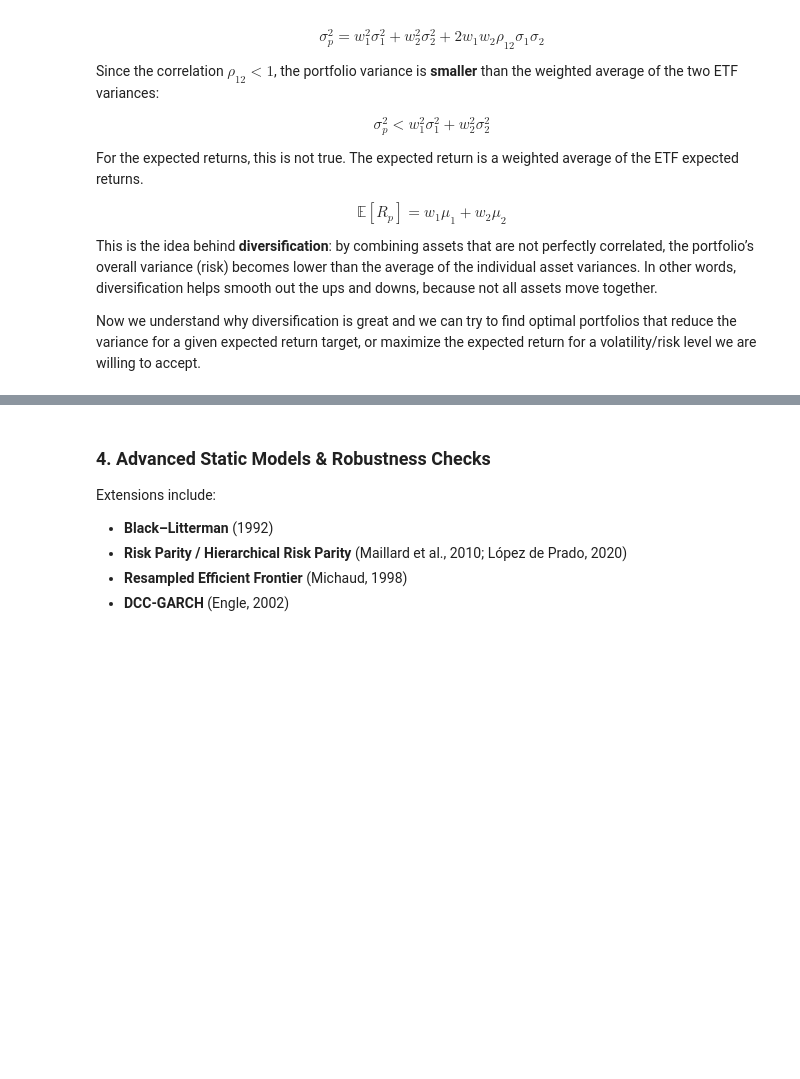
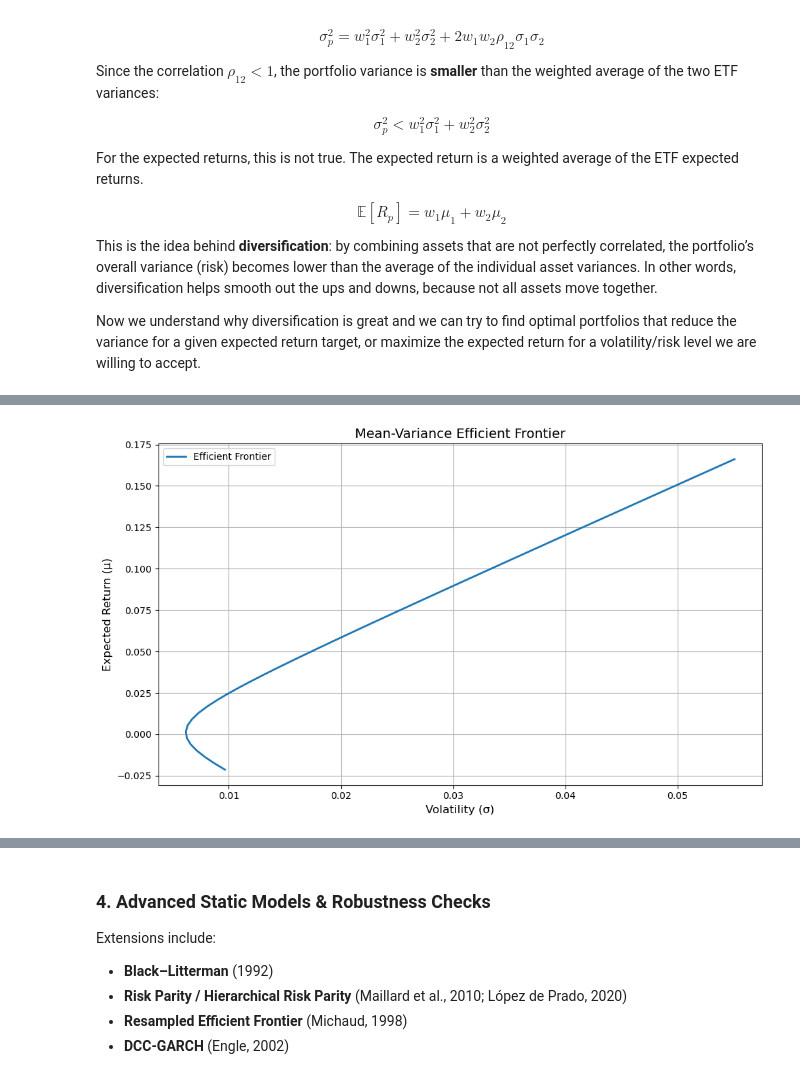
Before and after one commit to Fresearch99/etf_portfolio_optimization, a Jupyter notebook: Optimal_Portfolio_Analysis.ipynb, the cells around one changed output, grey strips where cells are left out. Drawn from its saved outputs; the diff is of its cells as text; code cells hidden in the pictures; blank space fills up the shorter version.

```diff
--- a/Optimal_Portfolio_Analysis.ipynb
+++ b/Optimal_Portfolio_Analysis.ipynb
@@ -486,0 +488,69 @@ $\ell_1$ penalty encourages sparse portfolios.
+# %%
+# These are the two key inputs for Markowitz portfolio optimization.
+# 1. Expected Returns (mu): The anticipated annualized return for each asset.
+# 2. Covariance Matrix (Sigma): A measure of how asset returns move together.
+
+# Calculate historical annualized mean returns, net of expense ratios
+annual_mu_sample = (returns_monthly.mean().values * 12) - expense_vector
+
+# The sample covariance matrix is calculated from historical returns and annualized
+sample_cov = returns_monthly.cov().values
+annual_cov_sample = sample_cov * 12
+
+
+def efficient_frontier_markowitz(expected_returns, covariance_matrix, n_points=50):
+    """
+    Computes the mean-variance efficient frontier using classic Markowitz optimization.
+
+    Args:
+        expected_returns (np.array): Vector of expected returns (annualized).
+        covariance_matrix (np.array): Covariance matrix of returns (annualized).
+        n_points (int): Number of portfolios to calculate along the frontier.
+
+    Returns:
+        dict: Contains lists of 'mu', 'sigma', and 'weights' for each portfolio.
+    """
+    n_assets = len(expected_returns)
+    frontier = {"mu": [], "sigma": [], "weights": []}
+
+    # Define QP parameters that don't change in the loop
+    P = opt.matrix(covariance_matrix)
+    q = opt.matrix(np.zeros(n_assets))
+
+    # Equality constraint matrix A: one row for expected return, one for weights summing to 1
+    A = opt.matrix(np.vstack([expected_returns, np.ones(n_assets)]))
+
+    # Range of target returns
+    target_mus = np.linspace(expected_returns.min(), expected_returns.max(), n_points)
+
+    for mu_target in target_mus:
+        b = opt.matrix([mu_target, 1.0])  # RHS of constraints
+        try:
+            sol = opt.solvers.qp(P, q, None, None, A, b)
+            if sol['status'] == 'optimal':
+                w = np.array(sol['x']).flatten()
+                mu = w @ expected_returns
+                sigma = np.sqrt(w @ covariance_matrix @ w)
+                frontier["mu"].append(mu)
+                frontier["sigma"].append(sigma)
+                frontier["weights"].append(w)
+        except:
+            continue
+
+    return frontier
+
+# Compute the frontier
+frontier_data = efficient_frontier_markowitz(annual_mu_sample, annual_cov_sample)
+
+# Plot
+plt.figure(figsize=(10, 6))
+plt.plot(frontier_data["sigma"], frontier_data["mu"], lw=2, label="Efficient Frontier")
+plt.xlabel("Volatility (σ)", fontsize=12)
+plt.ylabel("Expected Return (μ)", fontsize=12)
+plt.title("Mean-Variance Efficient Frontier", fontsize=14)
+plt.grid(True)
+plt.legend()
+plt.tight_layout()
+plt.show()
+# %% [output]
+[figure, added]
```
Also changed, not shown: parts of 12 cells of this notebook.
